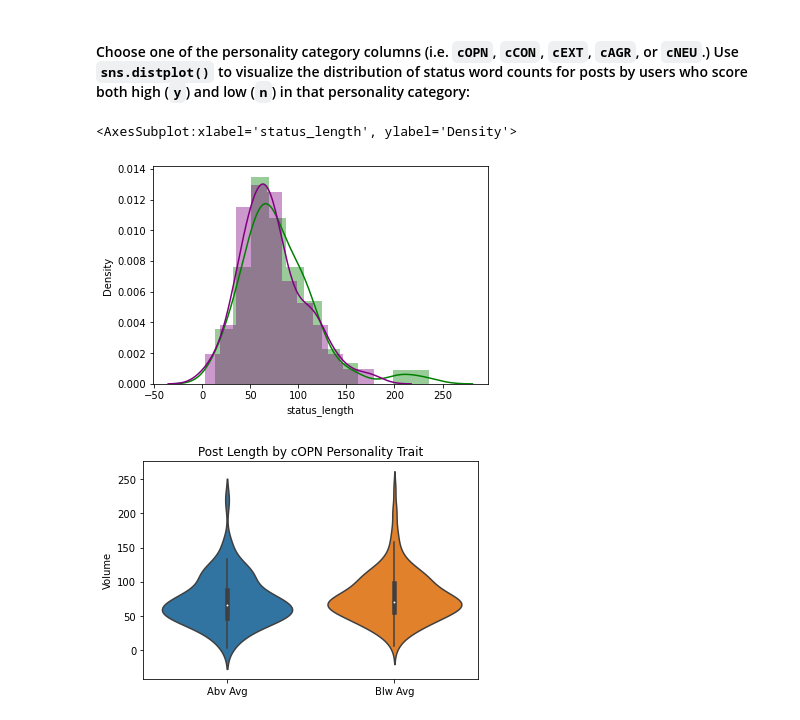
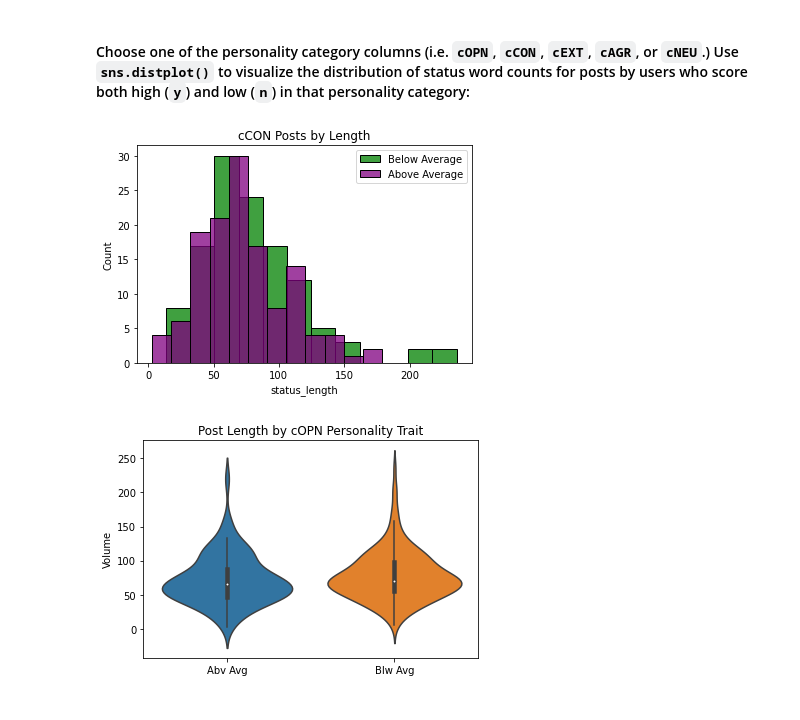
Before and after one commit to woodstockwins/1213-iris, a Jupyter notebook: labs/5.02-lab-nlp-master/lab-5.02-gene.ipynb, the cells around one changed output. Cells and saved outputs as stored; diff of their text form; code cells hidden in the pictures.

```diff
--- a/labs/5.02-lab-nlp-master/lab-5.02-gene.ipynb
+++ b/labs/5.02-lab-nlp-master/lab-5.02-gene.ipynb
@@ -364,12 +364,12 @@ unique_users.groupby(by=['copn']).mean()    # we have talkers!
 # %% [markdown]
 #### Choose one of the personality category columns (i.e. `cOPN`, `cCON`, `cEXT`, `cAGR`, or `cNEU`.) Use `sns.distplot()` to visualize the distribution of status word counts for posts by users who score both high (`y`) and low (`n`) in that personality category:
 # %%
-
-sns.distplot(unique_users[unique_users['ccon'] == 0]['status_length'], color='green')
-sns.distplot(unique_users[unique_users['ccon'] == 1]['status_length'], color='purple')
+plt.title('cCON Posts by Length')
+sns.histplot(unique_users[unique_users['ccon'] == 0]['status_length'], color='green', label='Below Average', bins=12)
+sns.histplot(unique_users[unique_users['ccon'] == 1]['status_length'], color='purple', label='Above Average', bins=12)
+plt.legend();
 # %% [output]
-<AxesSubplot:xlabel='status_length', ylabel='Density'>
-[figure, old version]
+[figure, new version]
 # %%
 fig, ax = plt.subplots()
 plt.title('Post Length by cOPN Personality Trait')
```
